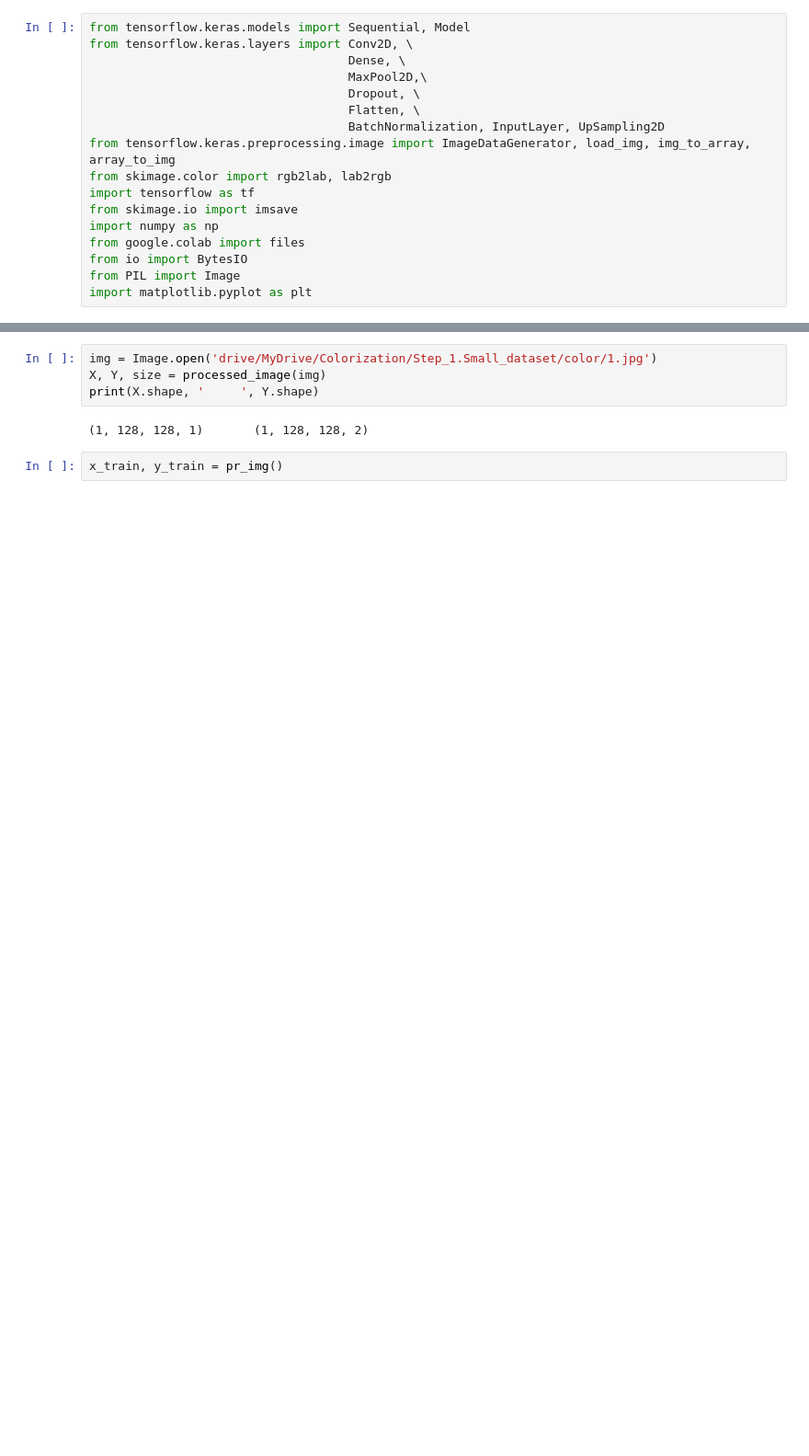
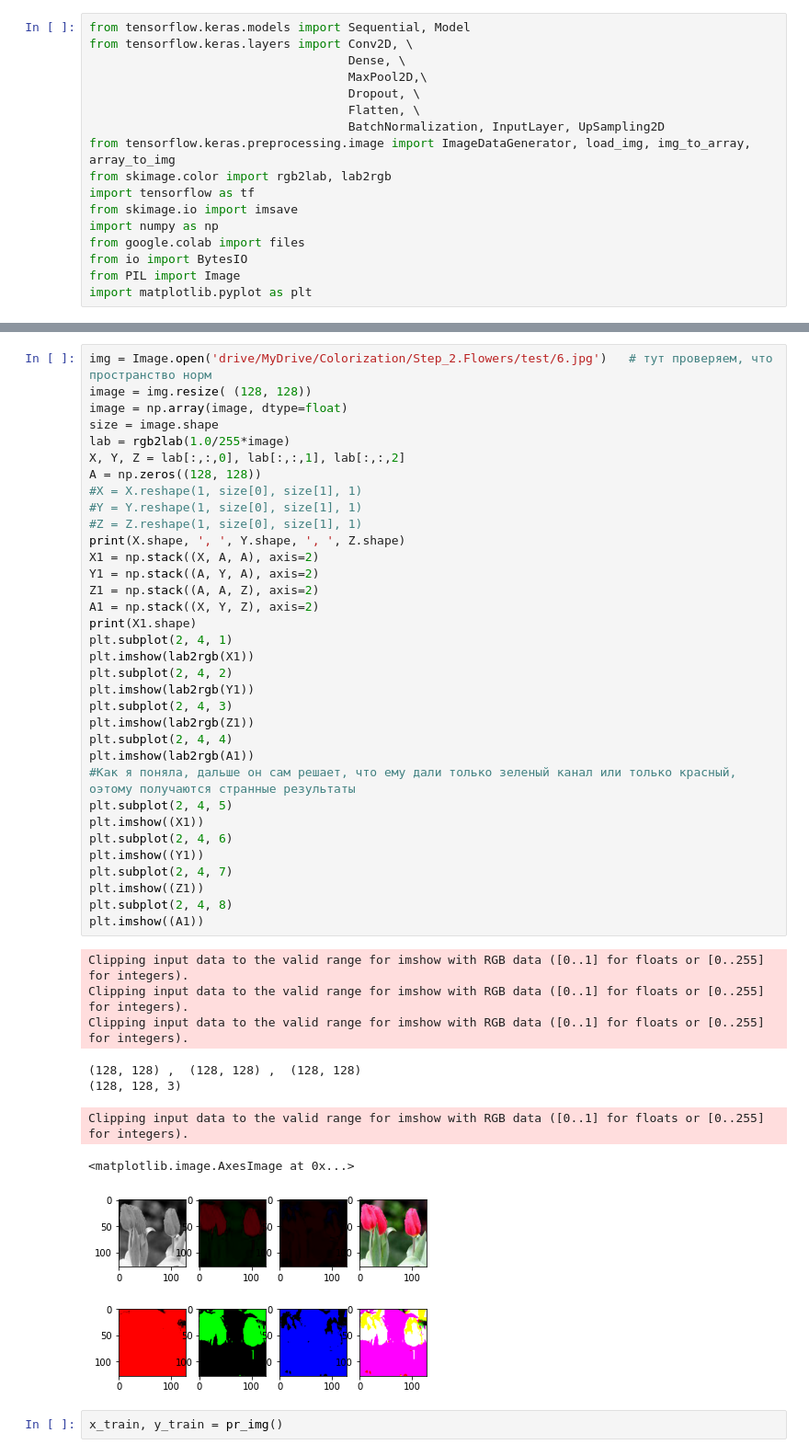
Before and after one commit to flowergum/Colorization, a Jupyter notebook: My_colorization.ipynb, the cells around one changed output, grey strips where cells are left out. Shown at 92% size. Drawn from its saved outputs; the diff is of its cells as text; blank space fills up the shorter version.

```diff
--- a/My_colorization.ipynb
+++ b/My_colorization.ipynb
@@ -38,12 +52,49 @@ def pr_img():
         img = Image.open(name)
         x_train[i], y_train[i], size = processed_image(img)
     return x_train, y_train
-# %%
-img = Image.open('drive/MyDrive/Colorization/Step_1.Small_dataset/color/1.jpg')
-X, Y, size = processed_image(img)
-print(X.shape, '     ', Y.shape)
-# %% [output]
-(1, 128, 128, 1)       (1, 128, 128, 2)
+# %%
+img = Image.open('drive/MyDrive/Colorization/Step_2.Flowers/test/6.jpg')   # тут проверяем, что пространство норм
+image = img.resize( (128, 128))
+image = np.array(image, dtype=float)
+size = image.shape
+lab = rgb2lab(1.0/255*image)
+X, Y, Z = lab[:,:,0], lab[:,:,1], lab[:,:,2]
+A = np.zeros((128, 128))
+#X = X.reshape(1, size[0], size[1], 1)
+#Y = Y.reshape(1, size[0], size[1], 1)
+#Z = Z.reshape(1, size[0], size[1], 1)
+print(X.shape, ', ', Y.shape, ', ', Z.shape)
+X1 = np.stack((X, A, A), axis=2)
+Y1 = np.stack((A, Y, A), axis=2)
+Z1 = np.stack((A, A, Z), axis=2)
+A1 = np.stack((X, Y, Z), axis=2)
+print(X1.shape)
+plt.subplot(2, 4, 1)
+plt.imshow(lab2rgb(X1))
+plt.subplot(2, 4, 2)
+plt.imshow(lab2rgb(Y1))
+plt.subplot(2, 4, 3)
+plt.imshow(lab2rgb(Z1))
+plt.subplot(2, 4, 4)
+plt.imshow(lab2rgb(A1))
+#Как я поняла, дальше он сам решает, что ему дали только зеленый канал или только красный, оэтому получаются странные результаты
+plt.subplot(2, 4, 5)
+plt.imshow((X1))
+plt.subplot(2, 4, 6)
+plt.imshow((Y1))
+plt.subplot(2, 4, 7)
+plt.imshow((Z1))
+plt.subplot(2, 4, 8)
+plt.imshow((A1))
+# %% [output]
+Clipping input data to the valid range for imshow with RGB data ([0..1] for floats or [0..255] for integers).
+Clipping input data to the valid range for imshow with RGB data ([0..1] for floats or [0..255] for integers).
+Clipping input data to the valid range for imshow with RGB data ([0..1] for floats or [0..255] for integers).
+(128, 128) ,  (128, 128) ,  (128, 128)
+(128, 128, 3)
+Clipping input data to the valid range for imshow with RGB data ([0..1] for floats or [0..255] for integers).
+<matplotlib.image.AxesImage at 0x...>
+[figure, added]
 # %%
 x_train, y_train = pr_img()
 # %%
```
Also changed, not shown: parts of 8 cells of this notebook.
